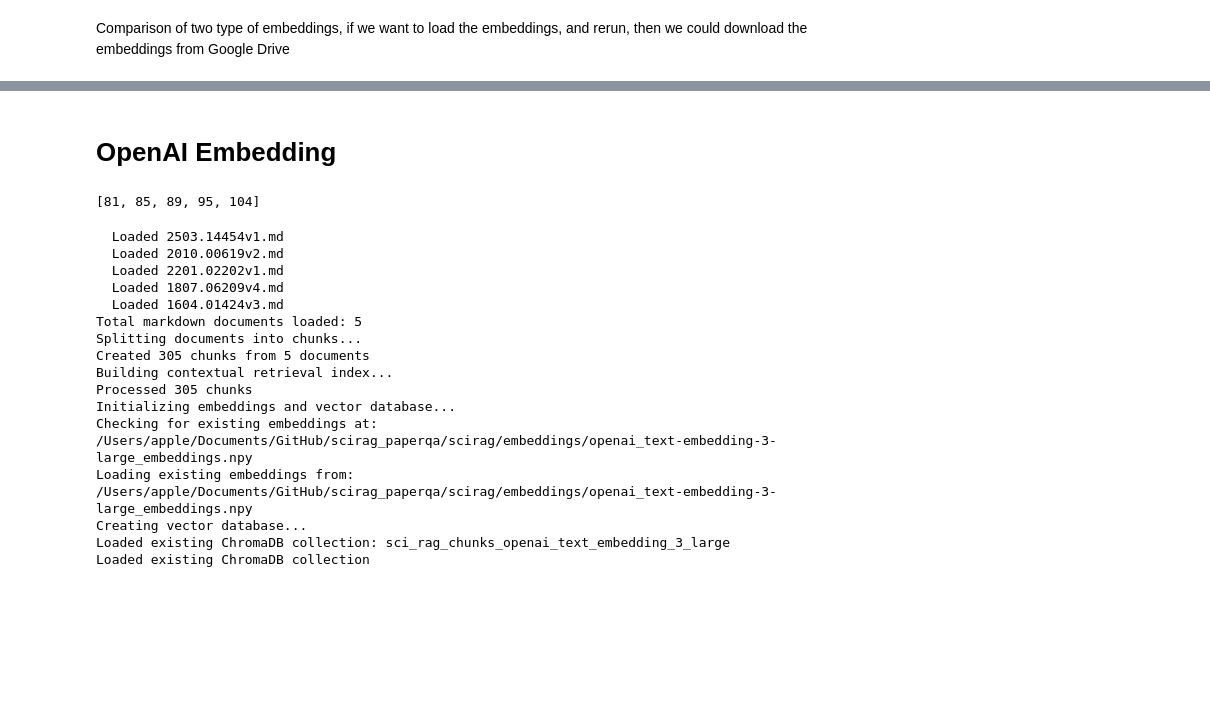
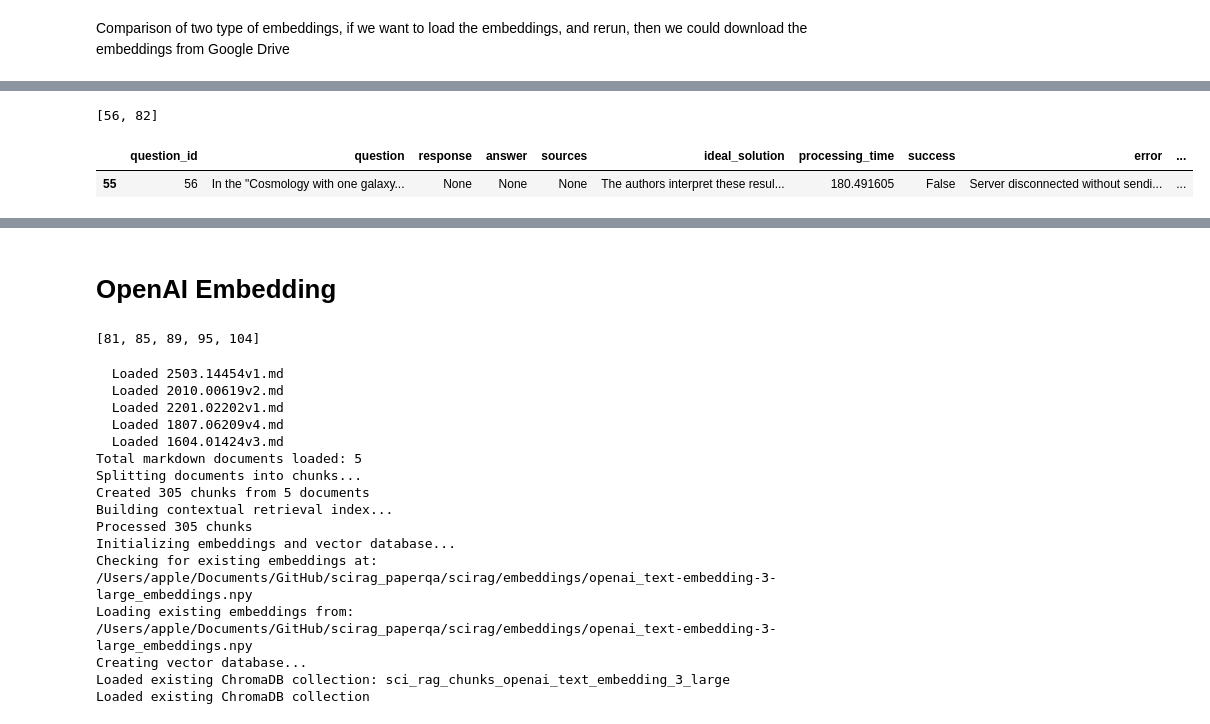
Before and after one commit to jakobtfaber/scirag, a Jupyter notebook: notebooks/eval.ipynb, the cells around one changed output, grey strips where cells are left out. Drawn from its saved outputs; the diff is of its cells as text; code cells hidden in the pictures; blank space fills up the shorter version.

```diff
--- a/notebooks/eval.ipynb
+++ b/notebooks/eval.ipynb
@@ -33,0 +210,2 @@ Comparison of two type of embeddings, if we want to load the embeddings, and rer
+# %%
+vertexai_df = get_VertexAI_rag_response(num_questions=105)
@@ -33,0 +214,9 @@ Comparison of two type of embeddings, if we want to load the embeddings, and rer
+# %%
+vertexai_df[vertexai_df['success']==False]['question_id'].to_list()  # List of failed question IDs
+# %% [output]
+[56, 82]
+# %%
+vertexai_df[vertexai_df['question_id']==56]
+# %% [output]
+|  | question_id | question | response | answer | sources | ideal_solution | processing_time | success | error | ... |
+| 55 | 56 | In the "Cosmology with one galaxy... | None | None | None | The authors interpret these resul... | 180.491605 | False | Server disconnected without sendi... | ... |
```
Also changed, not shown: parts of 38 cells of this notebook, 11 other files.
